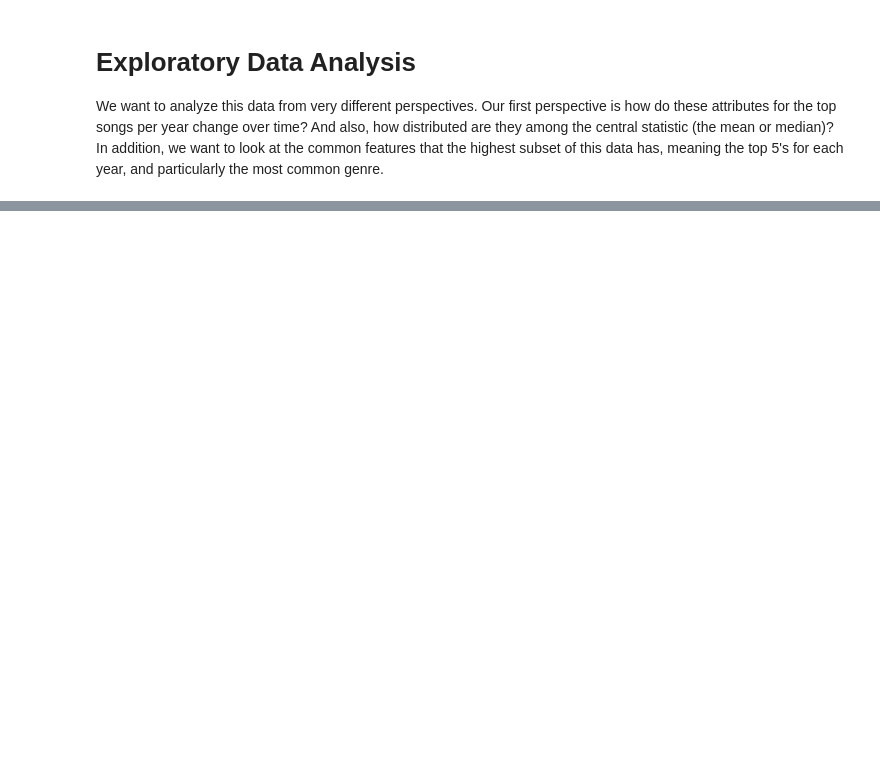
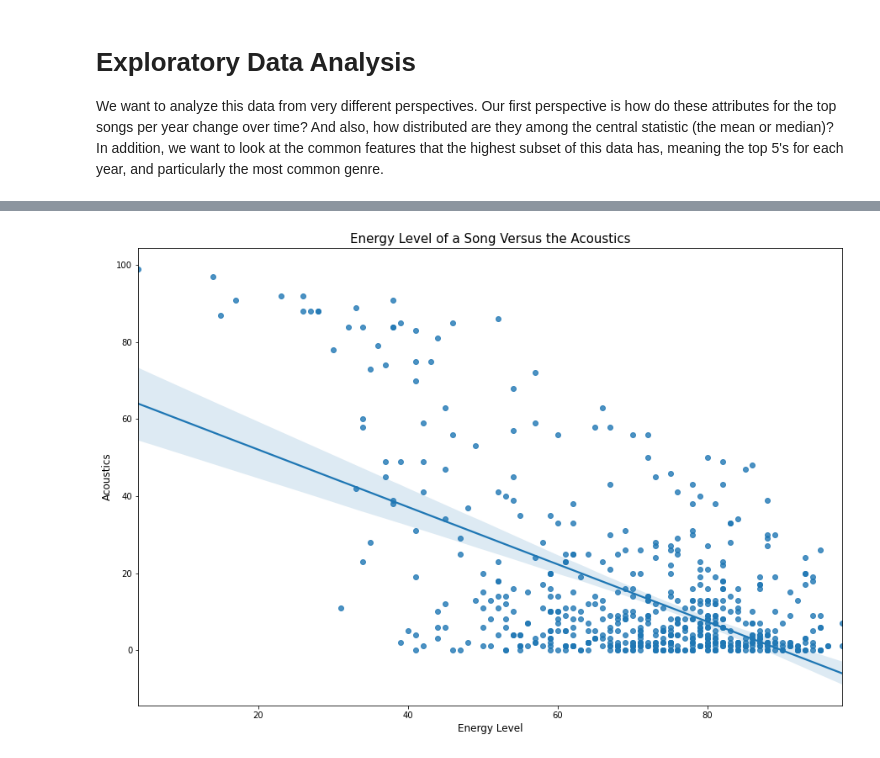
Before and after one commit to amarmuju/amarmuju.github.io, a Jupyter notebook: finalproject.ipynb, the cells around one changed output, grey strips where cells are left out. Saved outputs shown, nothing was run; the diff lists cells and outputs as text; code cells hidden in the pictures; blank space fills up the shorter version.

```diff
--- a/finalproject.ipynb
+++ b/finalproject.ipynb
@@ -143,0 +168,7 @@ for x in range(2010, 2020):
+# %%
+fig, ax = plt.subplots(figsize=(15,10))
+sns.regplot(x=data.nrgy,y=data.acous, ax=ax).set_title('Energy Level of a Song Versus the Acoustics',fontsize=15)
+plt.xlabel('Energy Level',fontsize=12);
+plt.ylabel('Acoustics',fontsize=12);
+# %% [output]
+[figure, added]
```
Also changed, not shown: parts of 8 cells of this notebook.
